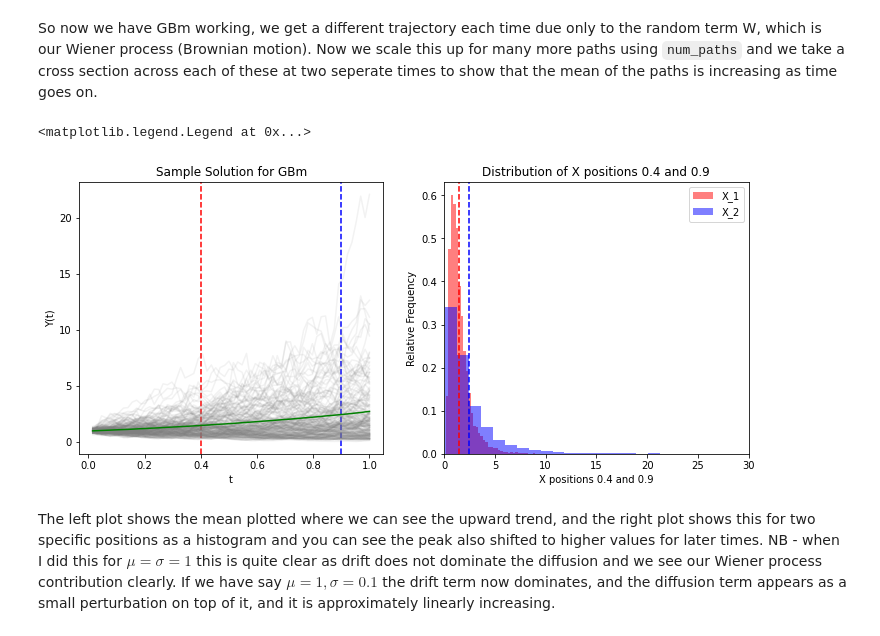
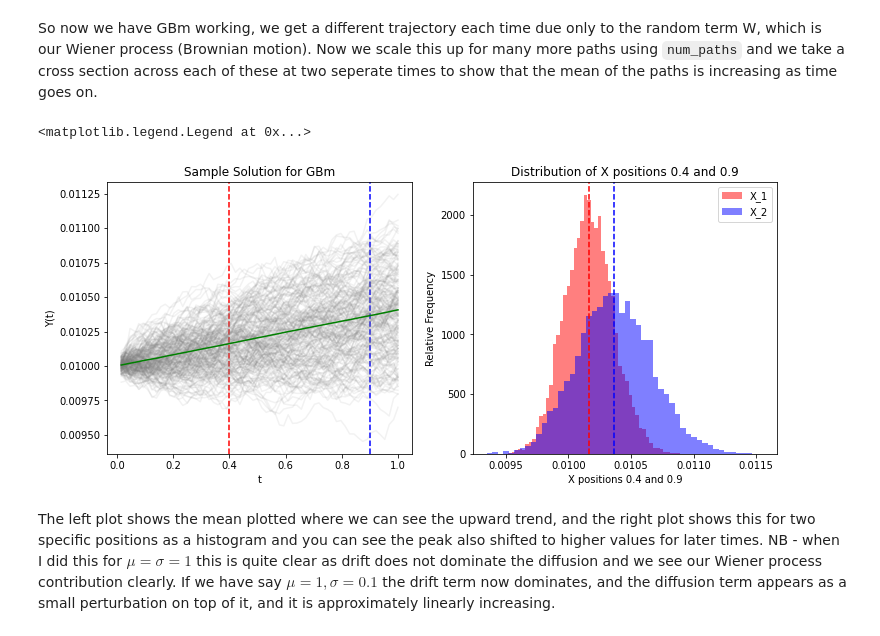
Before and after one commit to s2133934/StochVol, a Jupyter notebook: Notes.ipynb, the cells around one changed output. Cells and saved outputs as stored; diff of their text form; code cells hidden in the pictures.

```diff
--- a/Notes.ipynb
+++ b/Notes.ipynb
@@ -191,7 +191,7 @@ import matplotlib.pyplot as plt
 ######## Model of GBm ################
 # TO DO!! - SET THIS SO THAT PATHS START AT 0!!! LEN=64=2**6... includes no 0 at front...
 # set model parameters
-mu, sigma, X_0 = 1, 1, 1 # we cannot start X at 0 or the solution is 0! If mu>>sigma, we see a linear trend as the drift is the dominant term
+mu, sigma, X_0 = .04, .03, .01 # we cannot start X at 0 or the solution is 0! If mu>>sigma, we see a linear trend as the drift is the dominant term
 
 # time discretisation
 T, N = 1.0, 2**6 #Force T as float, and 2**n for setting timesteps seems tractible
@@ -251,35 +251,35 @@ for i in range(num_paths): #ith path
 
     # Exact Solution
     X = X_0 * np.exp(((mu - 0.5 * sigma**2) * t_grid) + (sigma * W))
     X_total.append(X) #save all trajectories to allow mean calc [num_paths rows, N points]
 
     X_1.append(X[int(xpos1 * N)]) #extract the X at particular points to allow mean calc.
     X_2.append(X[int(xpos2 * N)]) # as above
 
     # Plot first 200 sample paths on left
     if i < 200:
         ax.plot(t_grid, X, label = "Sample Path " + str(i), color = 'gray', alpha=0.1)
 
 # Plot average line on left plot
 ax.plot(t_grid, np.mean(X_total, 0), label="Mean " + str(i),color='green')
 
 
 # Histogram plotting (NB: all fig 2 stuff below here)
 fig.add_subplot(122)
 num_bins = 50
 plt.xlabel('X positions '+str(xpos1)+' and ' + str(xpos2))
 plt.ylabel('Relative Frequency')
-plt.xlim(0,30)
+# plt.xlim(0,30)
 plt.title('Distribution of X positions '+str(xpos1)+' and ' + str(xpos2))
 plt.hist(X_1,bins=num_bins,density=1,alpha=0.5, label='X_1', color = 'red')
 plt.hist(X_2,bins=num_bins,density=1,alpha=0.5, label='X_2', color = 'blue')
 # plt.xlim([0, 2])
 plt.axvline(np.mean(X_total, 0)[int(xpos1 * N)],linestyle='--', color = 'red')
 plt.axvline(np.mean(X_total, 0)[int(xpos2 * N)],linestyle='--', color = 'blue')
 plt.legend()
 # %% [output]
 <matplotlib.legend.Legend at 0x...>
-[figure, old version]
+[figure, new version]
 # %% [markdown]
 The left plot shows the mean plotted where we can see the upward trend, and the right plot shows this for two specific positions as a histogram and you can see the peak also shifted to higher values for later times. NB - when I did this for $\mu = \sigma = 1$ this is quite clear as drift does not dominate the diffusion and we see our Wiener process contribution clearly. If we have say $\mu=1,\sigma=0.1$ the drift term now dominates, and the diffusion term appears as a small perturbation on top of it, and it is approximately linearly increasing.
 # %% [markdown]
```
Also changed, not shown: parts of 34 cells of this notebook, 2 other files.
